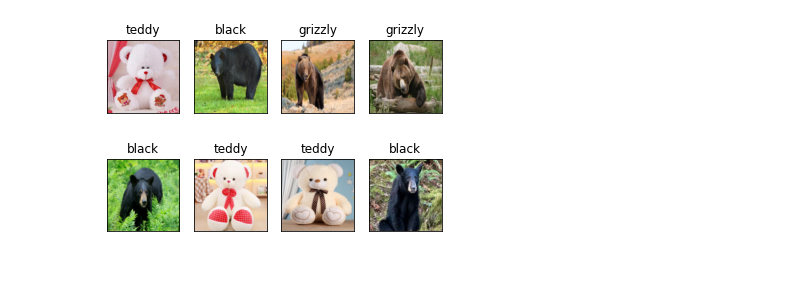
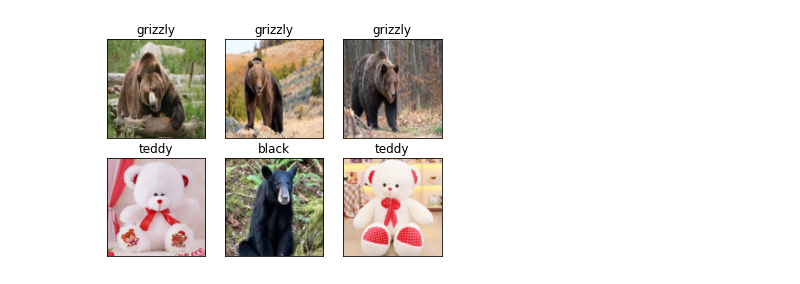
Before and after one commit to bipinKrishnan/fastai_course, a Jupyter notebook: bear_classifier.ipynb, the cells around one changed output. Saved outputs shown, nothing was run; the diff lists cells and outputs as text; code cells hidden in the pictures.

```diff
--- a/bear_classifier.ipynb
+++ b/bear_classifier.ipynb
@@ -34,7 +34,7 @@ def show_batch(dataloader, rows, cols):
 
   for i, (img, label) in enumerate(dataloader):
     plt.subplot(rows, cols, i+1)
-    plt.imshow(np.transpose(img[0].numpy(), (1, 2, 0)))
+    plt.imshow(np.squeeze(np.transpose(img[0].numpy(), (1, 2, 0))))
     plt.title(load_dataset.target[label[0].item()])
     plt.xticks([])
     plt.yticks([])
@@ -43,6 +43,6 @@ def show_batch(dataloader, rows, cols):
       break
 # %%
 trainloader = load_dataset()
-show_batch(trainloader, 2, 4)
+show_batch(trainloader, 2, 3)
 # %% [output]
-[figure, old version]
+[figure, new version]
```
Also changed, not shown: parts of 8 cells of this notebook.
